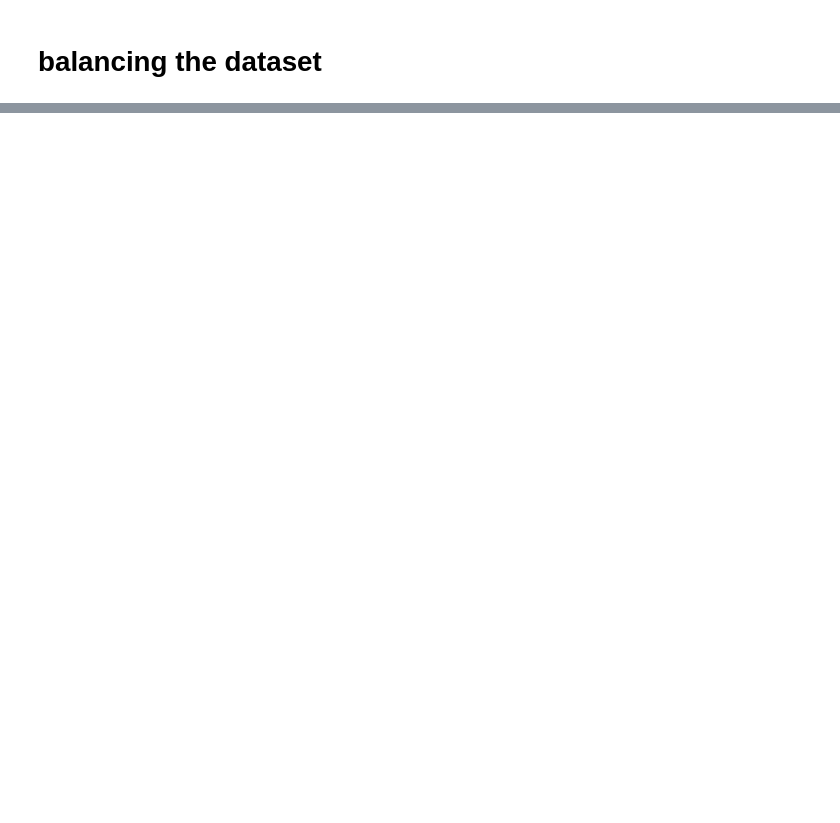
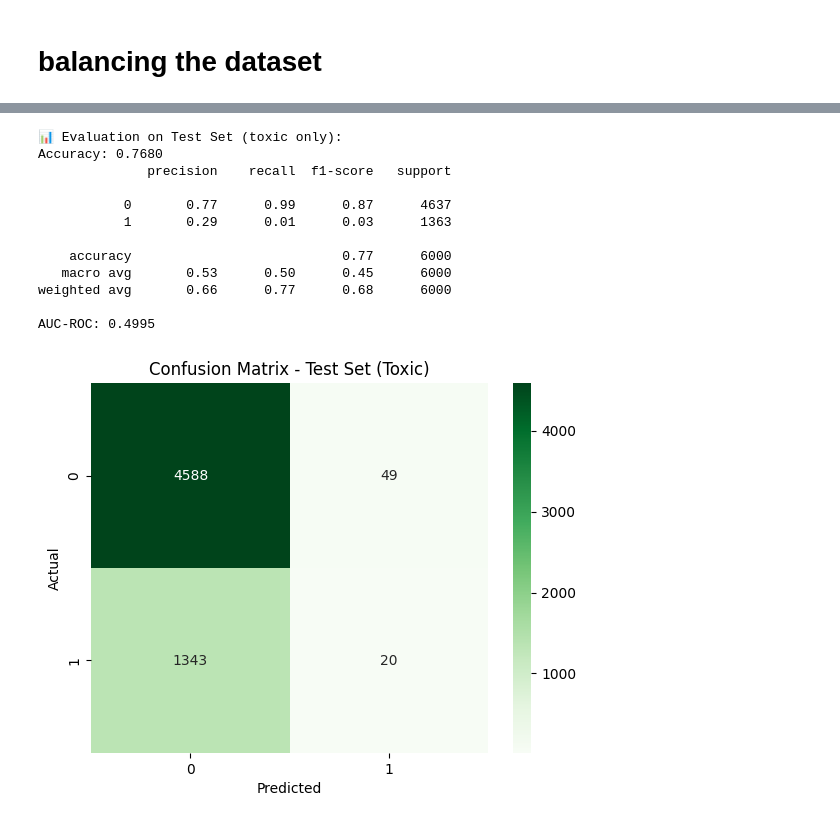
Before and after one commit to samratabduljalil/Offensive-Language-Classification, a Jupyter notebook: Task/model1_implementation.ipynb, the cells around one changed output, grey strips where cells are left out. Drawn from its saved outputs; the diff is of its cells as text; code cells hidden in the pictures; blank space fills up the shorter version.

```diff
--- a/Task/model1_implementation.ipynb
+++ b/Task/model1_implementation.ipynb
@@ -949,0 +743,48 @@ KeyError: 'feedback_text'
+# %%
+# Predict and evaluation on Test Set
+
+Y_test = test_df['toxic']
+model.eval()
+T_preds, T_probs, T_true = [], [], []
+with torch.no_grad():
+    for batch in test_loader:
+        input_ids = batch['input_ids'].to(device)
+        meta = batch['meta'].to(device)
+
+        outputs = model(input_ids, meta)
+        T_probs.extend(outputs.cpu().numpy())
+        T_preds.extend((outputs > 0.5).cpu().numpy())
+        T_true.extend(labels.cpu().numpy())
+
+T_true = np.array(T_true)
+T_preds = np.array(T_preds)
+T_probs = np.array(T_probs)
+
+
+# ✅ Evaluate on Test Set (if it has 'toxic' labels)
+if 'toxic' in test_df.columns:
+    print("\n📊 Evaluation on Test Set (toxic only):")
+    print(f"Accuracy: {accuracy_score(Y_test, T_preds):.4f}")
+    print(classification_report(Y_test, T_preds))
+    print(f"AUC-ROC: {roc_auc_score(Y_test, T_probs):.4f}")
+
+    # Confusion Matrix for Test Set
+    sns.heatmap(confusion_matrix(Y_test, T_preds), annot=True, fmt="d", cmap="Greens")
+    plt.title("Confusion Matrix - Test Set (Toxic)")
+    plt.xlabel("Predicted")
+    plt.ylabel("Actual")
+    plt.show()
+# %% [output]
+📊 Evaluation on Test Set (toxic only):
+Accuracy: 0.7680
+              precision    recall  f1-score   support
+
+           0       0.77      0.99      0.87      4637
+           1       0.29      0.01      0.03      1363
+
+    accuracy                           0.77      6000
+   macro avg       0.53      0.50      0.45      6000
+weighted avg       0.66      0.77      0.68      6000
+
+AUC-ROC: 0.4995
+[figure, added]
```
Also changed, not shown: parts of 28 cells of this notebook, 3 other files.
